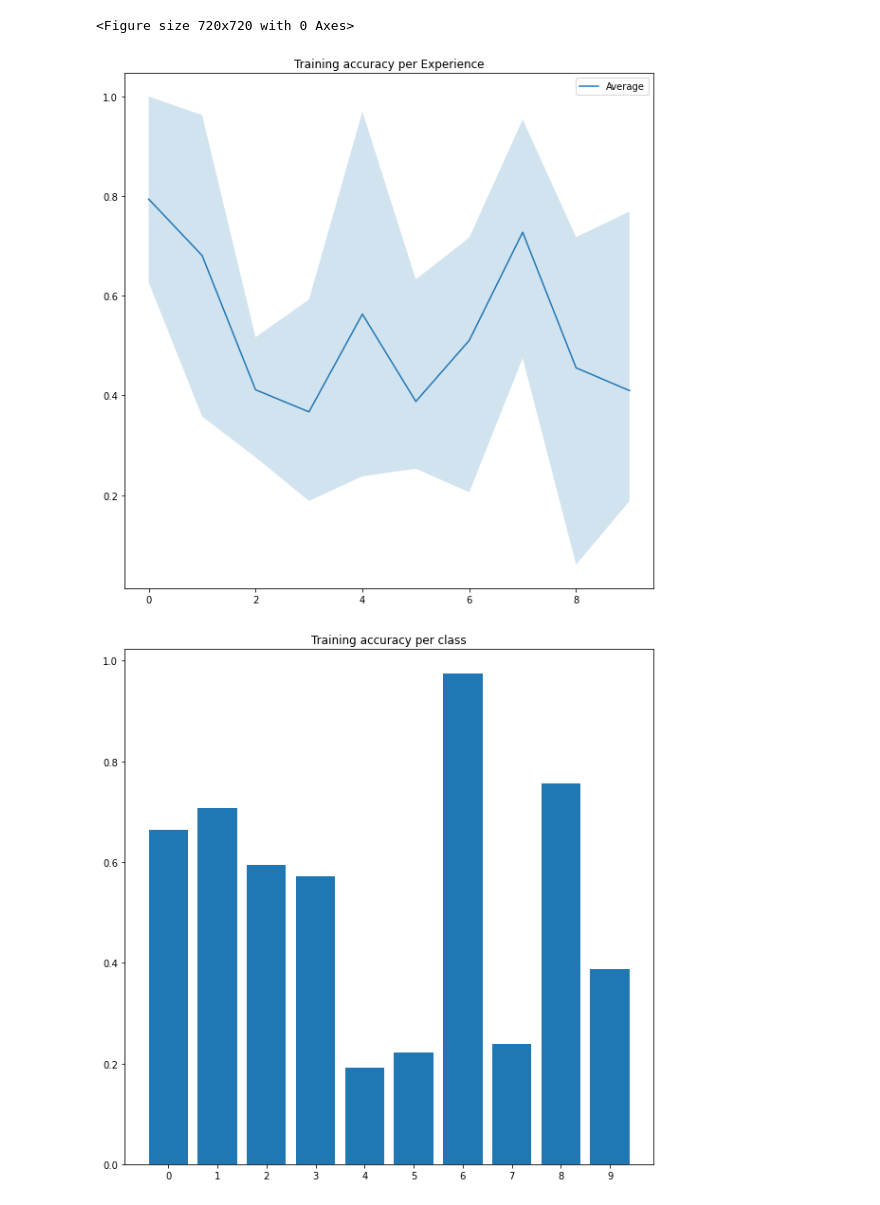
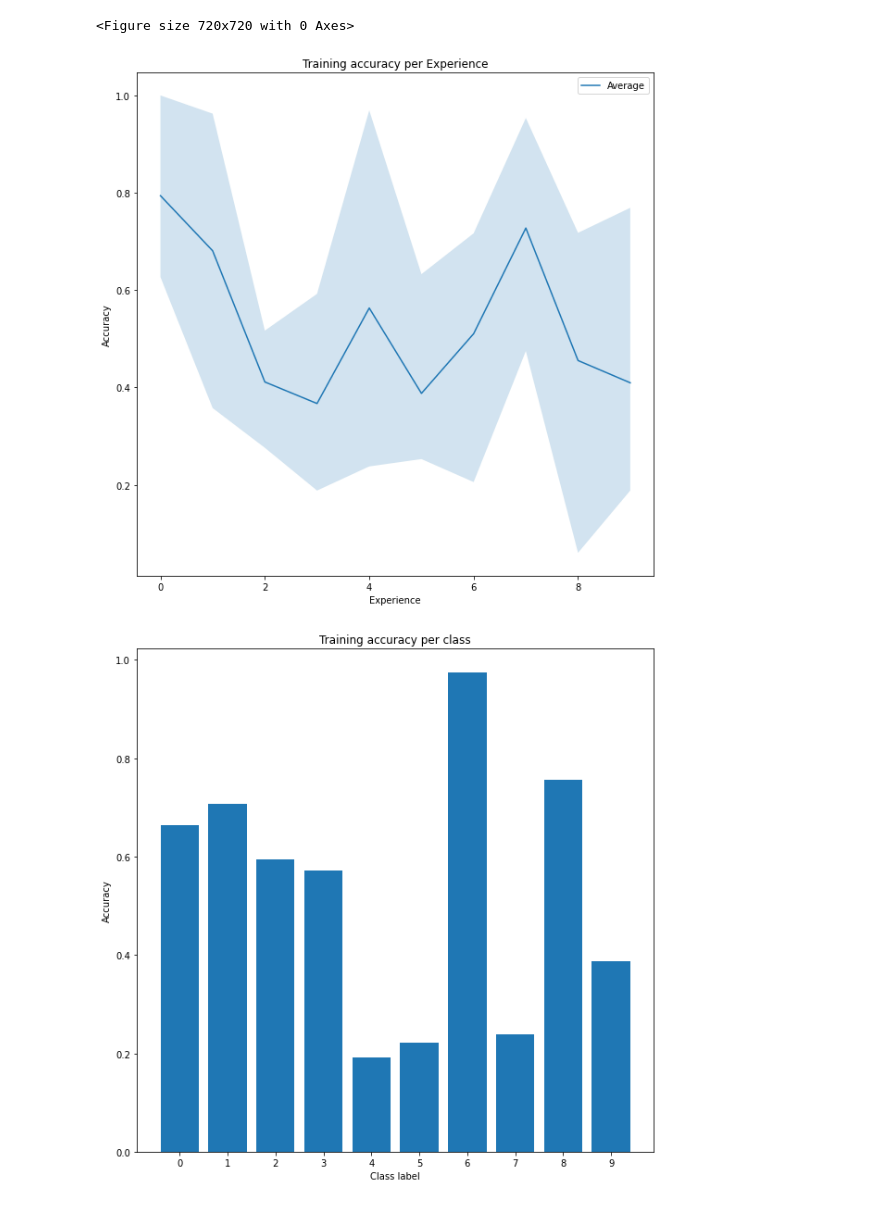
Before and after one commit to MzudemO/nn-2021, a Jupyter notebook: experiments/graphs_best_config_3_runs.ipynb, the cells around one changed output. Cells and saved outputs as stored; diff of their text form; code cells hidden in the pictures.

```diff
--- a/experiments/graphs_best_config_3_runs.ipynb
+++ b/experiments/graphs_best_config_3_runs.ipynb
@@ -226,23 +232,27 @@ avg = (run_1 + run_2 + run_3) / 3
 plt.plot(np.arange(0, 10, 1), avg, label="Average")
 plt.legend()
 plt.title("Training accuracy per Experience")
+plt.xlabel("Experience")
+plt.ylabel("Accuracy")
 plt.show()
 # %% [output]
 <Figure size 720x720 with 0 Axes>
-[figure, old version]
+[figure, new version]
 # %%
 class_order = np.arange(0, 10, 1)
 
 run_1 = np.array([0.6088, 0.6326, 0.4747, 0.5166, 0.0601, 0.1880, 0.9998, 0.1880, 0.9624, 0.4823])
 run_2 = np.array([0.7537, 0.7219, 0.7165, 0.7550, 0.2759, 0.2714, 0.9692, 0.2777, 0.5879, 0.3204])
 run_3 = np.array([0.6267, 0.7689, 0.5921, 0.4409, 0.2376, 0.2055, 0.9535, 0.2527, 0.7175, 0.3575])
 
 avgs = (run_1 + run_2 + run_3) / 3
 
 plt.figure(figsize=(10, 10))
 plt.bar(np.arange(0, 10, 1), avgs)
 plt.xticks(np.arange(0, 10, 1))
 plt.title("Training accuracy per class")
+plt.xlabel("Class label")
+plt.ylabel("Accuracy")
 plt.show()
 # %% [output]
-[figure, old version]
+[figure, new version]
```
Also changed, not shown: parts of 3 cells of this notebook, 5 other files.
